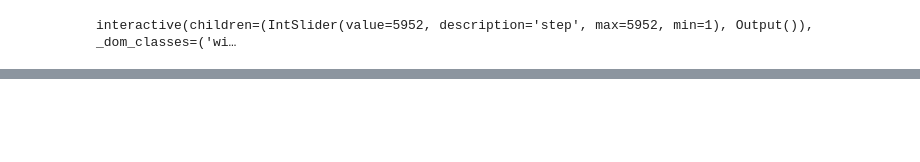
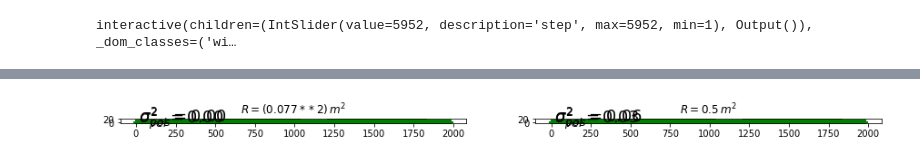
Before and after one commit to 850075610/sensor-fusion, a Jupyter notebook: integrating-uwb/round move/KF/Kalman Filter.ipynb, the cells around one changed output, grey strips where cells are left out. Drawn from its saved outputs; the diff is of its cells as text; code cells hidden in the pictures; blank space fills up the shorter version.

```diff
--- a/integrating-uwb/round move/KF/Kalman Filter.ipynb
+++ b/integrating-uwb/round move/KF/Kalman Filter.ipynb
@@ -14,6 +33,9 @@ vel_linear_x = df['vel_linear_x'].fillna(0.0)
 len(uwb_x)
 # %% [output]
 1984
+# %%
+# first nonzero value for uwb_x
+ini_index = uwb_x.ne(0).idxmax()
 # %%
 def predict(pos, movement):
     return gaussian(pos.mean + movement.mean, pos.var + movement.var)
@@ -38,7 +60,7 @@ process_var = 0.028 ** 2
 sensor_var = 0.077 ** 2
 # sensor_var = 0.3 ** 2
 # initial uwb_x: around 2 when real tag value received and written, otherwise 0.0
-x = gaussian(uwb_x[0], sensor_var) # robot's initial position(x-coordinate)
+x = gaussian(uwb_x[ini_index], sensor_var) # robot's initial position(x-coordinate): first non-zero value of uwb_x
 
 # if changed to 0.1 the kf precision will be lower
 dt = 0.01
@@ -127,0 +323,23 @@ interactive(children=(IntSlider(value=5952, description='step', max=5952, min=1)
+# %%
+from kf_book.mkf_internal import plot_track_ellipses
+
+def plot_covariances(count, R, Q=process_var, P=sensor_var, title=''):
+    zs = uwb_x
+    f = pos_vel_filter(x=(uwb_x[ini_index], 0.), R=R, Q=Q, P=P)
+
+    xs, cov = [], []
+    for z in zs:
+        f.predict()
+        f.update(z)
+
+        xs.append(f.x[0])
+        cov.append(f.P)
+    plot_track_ellipses(count, zs, xs, cov, title)
+
+plt.figure(figsize=(15,9))
+plt.subplot(121)
+plot_covariances(R=sensor_var, Q=process_var, count=len(uwb_x), title='$R = (0.077 ** 2)\, m^2$')
+plt.subplot(122)
+plot_covariances(R=.1, Q=.02, count=len(uwb_x), title='$R = 0.5\, m^2$')
+# %% [output]
+[figure, added]
```
Also changed, not shown: parts of 28 cells of this notebook, 2 other files.
